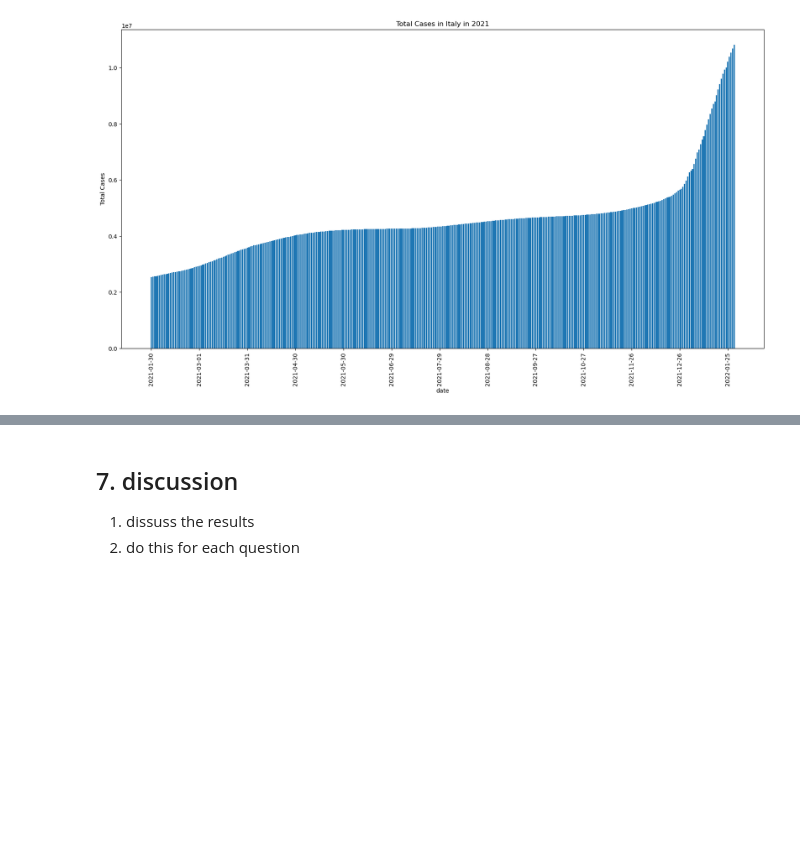
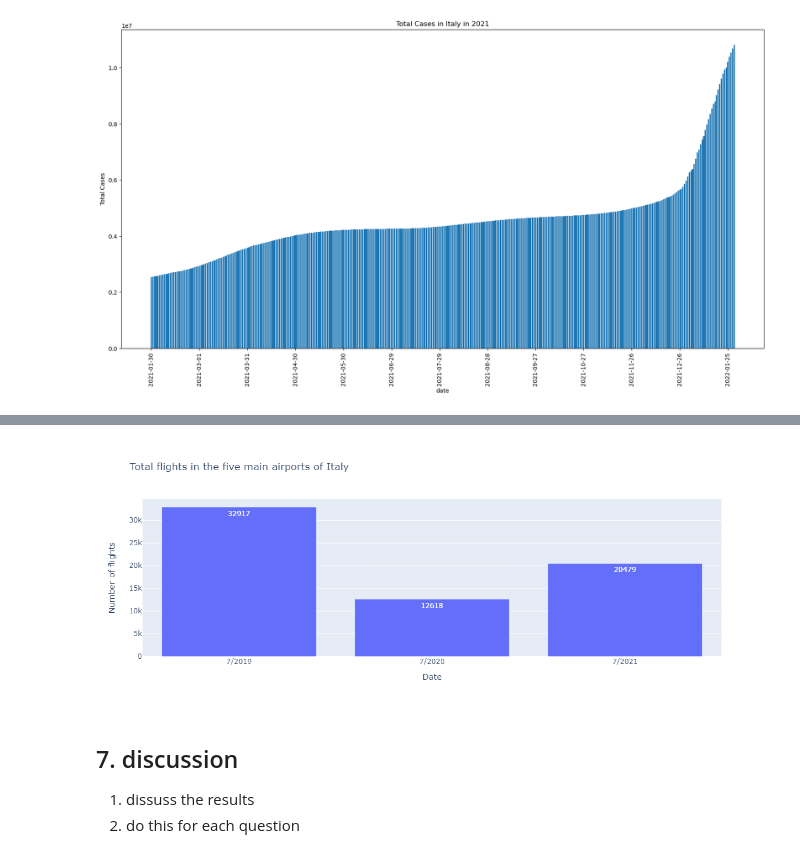
Before and after one commit to daanvanderk/TIL6010-LabAssignments, a Jupyter notebook: Project/Paper.ipynb, the cells around one changed output, grey strips where cells are left out. Saved outputs shown, nothing was run; the diff lists cells and outputs as text; code cells hidden in the pictures; blank space fills up the shorter version.

```diff
--- a/Project/Paper.ipynb
+++ b/Project/Paper.ipynb
@@ -129,3 +145,9 @@ Image(filename='Total Cases in Italy in 2021.png')
+# %%
+# load Question 1 Totalflightspermonth7.png and display them in the notebook
+
+Image(filename='Question 1 Totalflightspermonth7.png')
+# %% [output]
+[figure, added]
 # %% [markdown]
 ## 7. discussion
 
```
Also changed, not shown: parts of 4 cells of this notebook, 1 other file.
